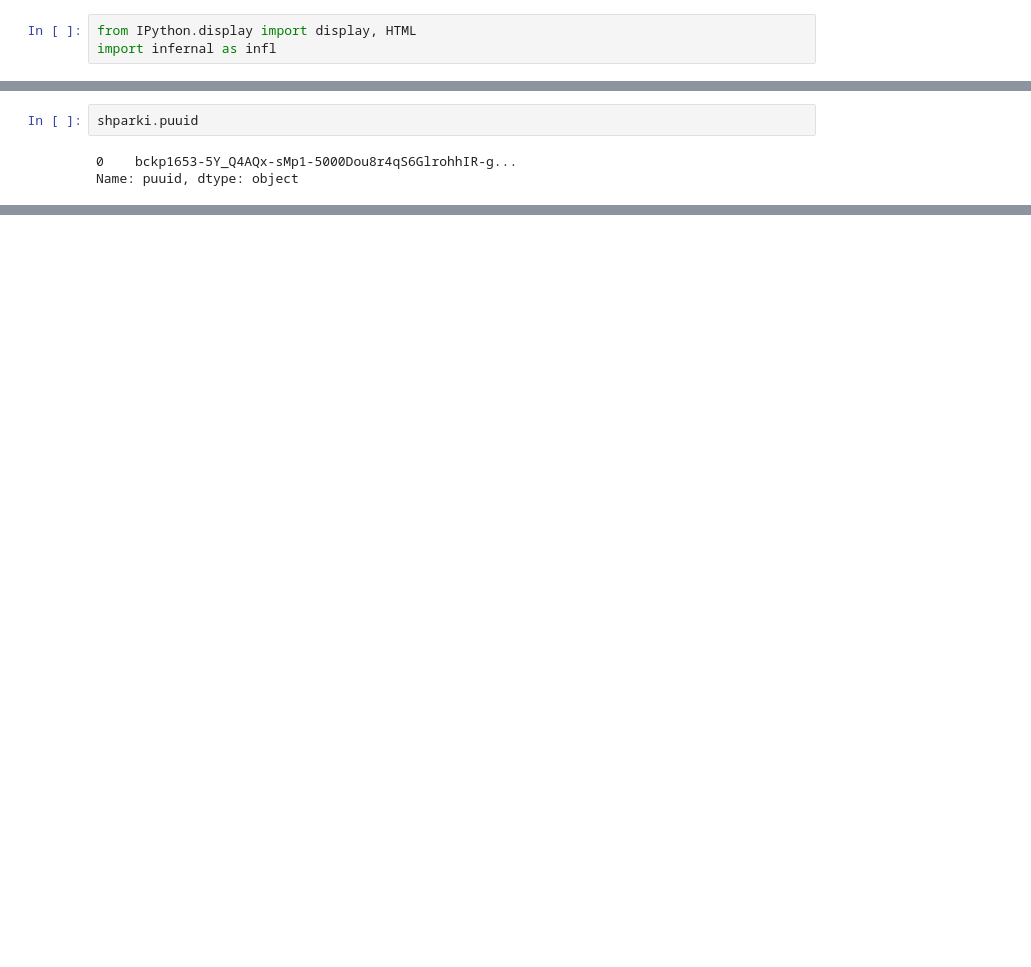
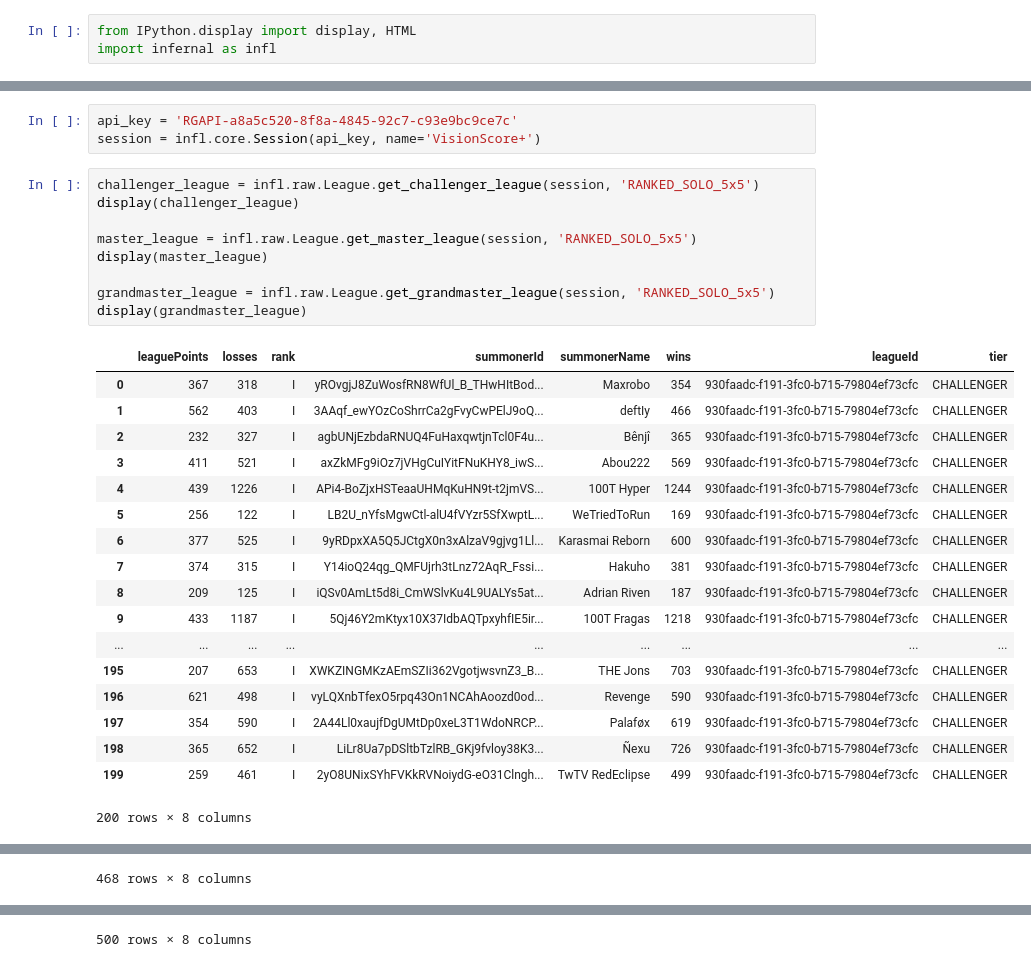
Before and after one commit to shparki/VisionScorePlus, a Jupyter notebook: src/Test Notebook.ipynb, the cells around one changed output, grey strips where cells are left out. Drawn from its saved outputs; the diff is of its cells as text; blank space fills up the shorter version.

```diff
--- a/src/Test Notebook.ipynb
+++ b/src/Test Notebook.ipynb
@@ -17,5 +4,31 @@ display(shparki)
-# %%
-shparki.puuid
-# %% [output]
-0    bckp1653-5Y_Q4AQx-sMp1-5000Dou8r4qS6GlrohhIR-g...
-Name: puuid, dtype: object
+# %%
+api_key = 'RGAPI-a8a5c520-8f8a-4845-92c7-c93e9bc9ce7c'
+session = infl.core.Session(api_key, name='VisionScore+')
+# %%
+challenger_league = infl.raw.League.get_challenger_league(session, 'RANKED_SOLO_5x5')
+display(challenger_league)
+
+master_league = infl.raw.League.get_master_league(session, 'RANKED_SOLO_5x5')
+display(master_league)
+
+grandmaster_league = infl.raw.League.get_grandmaster_league(session, 'RANKED_SOLO_5x5')
+display(grandmaster_league)
+# %% [output]
+|  | leaguePoints | losses | rank | summonerId | summonerName | wins | leagueId | tier |
+| 0 | 367 | 318 | I | yROvgjJ8ZuWosfRN8WfUl_B_THwHItBod... | Maxrobo | 354 | 930faadc-f191-3fc0-b715-79804ef73cfc | CHALLENGER |
+| 1 | 562 | 403 | I | 3AAqf_ewYOzCoShrrCa2gFvyCwPElJ9oQ... | deftIy | 466 | 930faadc-f191-3fc0-b715-79804ef73cfc | CHALLENGER |
+| 2 | 232 | 327 | I | agbUNjEzbdaRNUQ4FuHaxqwtjnTcl0F4u... | Bênjî | 365 | 930faadc-f191-3fc0-b715-79804ef73cfc | CHALLENGER |
+| 3 | 411 | 521 | I | axZkMFg9iOz7jVHgCuIYitFNuKHY8_iwS... | Abou222 | 569 | 930faadc-f191-3fc0-b715-79804ef73cfc | CHALLENGER |
+| 4 | 439 | 1226 | I | APi4-BoZjxHSTeaaUHMqKuHN9t-t2jmVS... | 100T Hyper | 1244 | 930faadc-f191-3fc0-b715-79804ef73cfc | CHALLENGER |
+| 5 | 256 | 122 | I | LB2U_nYfsMgwCtl-alU4fVYzr5SfXwptL... | WeTriedToRun | 169 | 930faadc-f191-3fc0-b715-79804ef73cfc | CHALLENGER |
+| 6 | 377 | 525 | I | 9yRDpxXA5Q5JCtgX0n3xAlzaV9gjvg1Ll... | Karasmai Reborn | 600 | 930faadc-f191-3fc0-b715-79804ef73cfc | CHALLENGER |
+| 7 | 374 | 315 | I | Y14ioQ24qg_QMFUjrh3tLnz72AqR_Fssi... | Hakuho | 381 | 930faadc-f191-3fc0-b715-79804ef73cfc | CHALLENGER |
+| 8 | 209 | 125 | I | iQSv0AmLt5d8i_CmWSlvKu4L9UALYs5at... | Adrian Riven | 187 | 930faadc-f191-3fc0-b715-79804ef73cfc | CHALLENGER |
+| 9 | 433 | 1187 | I | 5Qj46Y2mKtyx10X37IdbAQTpxyhfIE5ir... | 100T Fragas | 1218 | 930faadc-f191-3fc0-b715-79804ef73cfc | CHALLENGER |
+| ... | ... | ... | ... | ... | ... | ... | ... | ... |
+| 195 | 207 | 653 | I | XWKZINGMKzAEmSZIi362VgotjwsvnZ3_B... | THE Jons | 703 | 930faadc-f191-3fc0-b715-79804ef73cfc | CHALLENGER |
+| 196 | 621 | 498 | I | vyLQXnbTfexO5rpq43On1NCAhAoozd0od... | Revenge | 590 | 930faadc-f191-3fc0-b715-79804ef73cfc | CHALLENGER |
+| 197 | 354 | 590 | I | 2A44Ll0xaujfDgUMtDp0xeL3T1WdoNRCP... | Palaføx | 619 | 930faadc-f191-3fc0-b715-79804ef73cfc | CHALLENGER |
+| 198 | 365 | 652 | I | LiLr8Ua7pDSltbTzlRB_GKj9fvloy38K3... | Ñexu | 726 | 930faadc-f191-3fc0-b715-79804ef73cfc | CHALLENGER |
+| 199 | 259 | 461 | I | 2yO8UNixSYhFVKkRVNoiydG-eO31Clngh... | TwTV RedEclipse | 499 | 930faadc-f191-3fc0-b715-79804ef73cfc | CHALLENGER |
+200 rows × 8 columns
@@ -21,0 +52 @@ Name: puuid, dtype: object
+468 rows × 8 columns
@@ -21,0 +70 @@ Name: puuid, dtype: object
+500 rows × 8 columns
```
Also changed, not shown: parts of 2 cells of this notebook, 2 other files.
